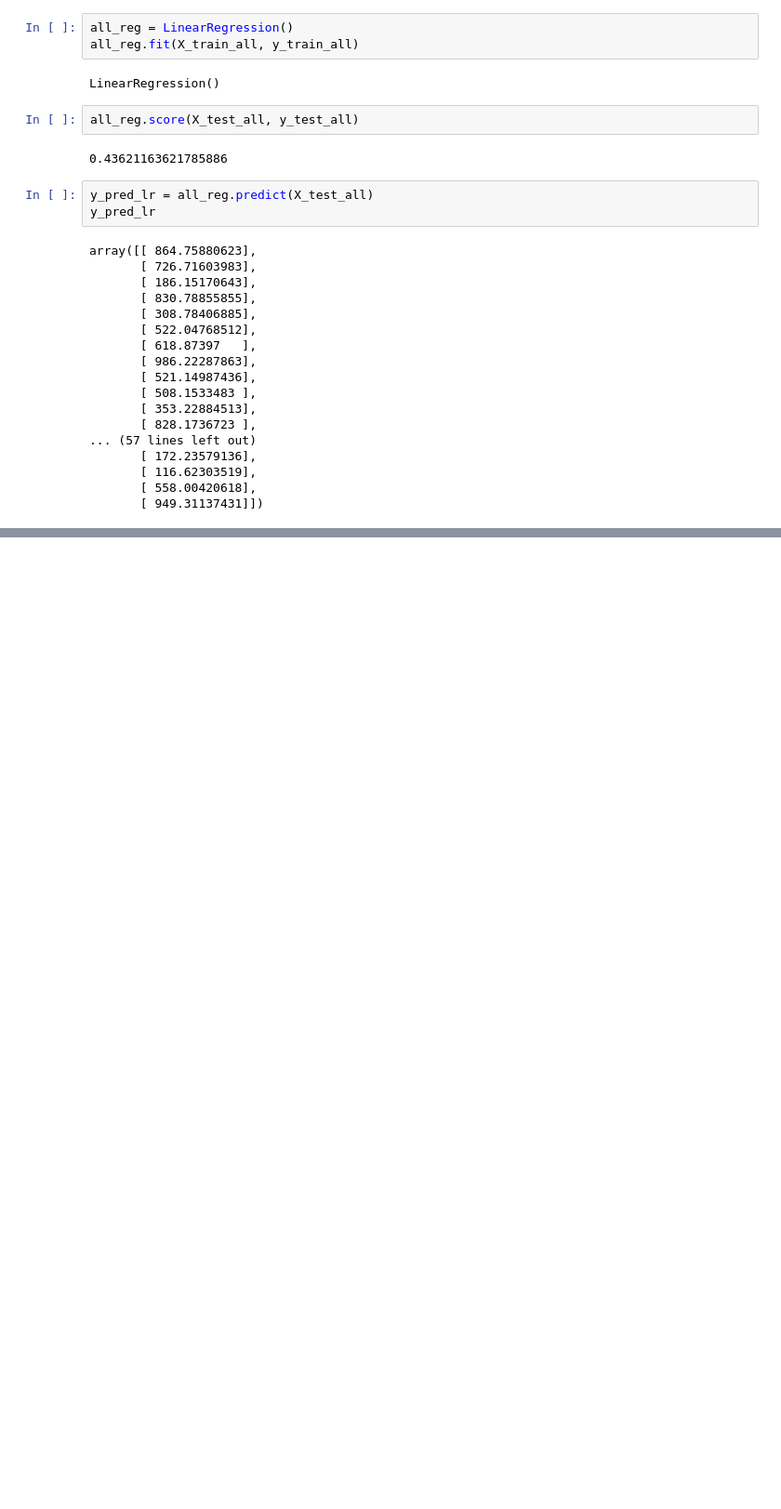
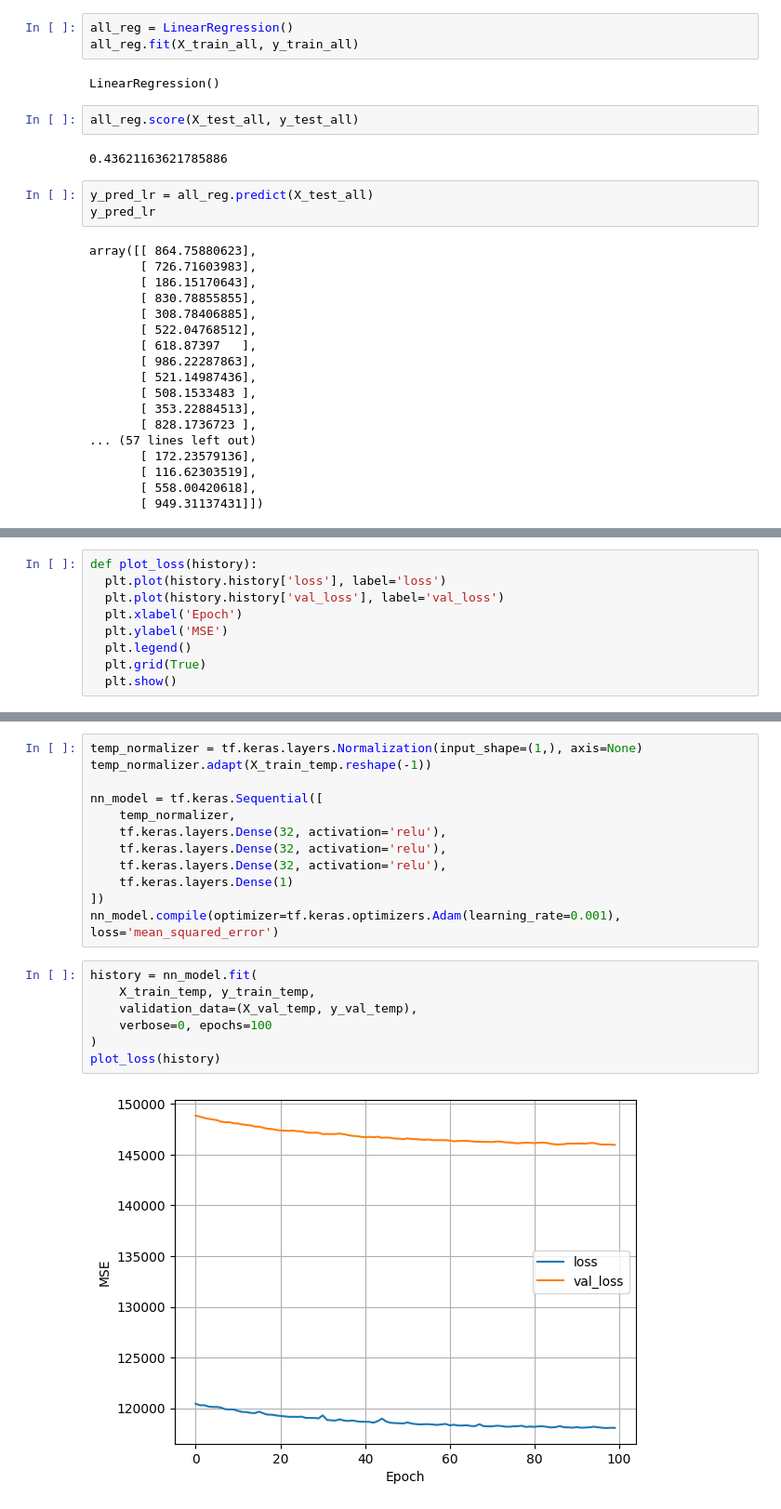
Before and after one commit to dindadinho93/Python-Exercise, a Jupyter notebook: ml_bikes_regression.ipynb, the cells around one changed output, grey strips where cells are left out. Shown: that part at 93% size. Saved outputs shown, nothing was run; the diff lists cells and outputs as text; blank space fills up the shorter version.

```diff
--- a/ml_bikes_regression.ipynb
+++ b/ml_bikes_regression.ipynb
@@ -135,0 +138,9 @@ array([[ 864.75880623],
+# %%
+def plot_loss(history):
+  plt.plot(history.history['loss'], label='loss')
+  plt.plot(history.history['val_loss'], label='val_loss')
+  plt.xlabel('Epoch')
+  plt.ylabel('MSE')
+  plt.legend()
+  plt.grid(True)
+  plt.show()
@@ -135,0 +200,21 @@ array([[ 864.75880623],
+# %%
+temp_normalizer = tf.keras.layers.Normalization(input_shape=(1,), axis=None)
+temp_normalizer.adapt(X_train_temp.reshape(-1))
+
+nn_model = tf.keras.Sequential([
+    temp_normalizer,
+    tf.keras.layers.Dense(32, activation='relu'),
+    tf.keras.layers.Dense(32, activation='relu'),
+    tf.keras.layers.Dense(32, activation='relu'),
+    tf.keras.layers.Dense(1)
+])
+nn_model.compile(optimizer=tf.keras.optimizers.Adam(learning_rate=0.001), loss='mean_squared_error')
+# %%
+history = nn_model.fit(
+    X_train_temp, y_train_temp,
+    validation_data=(X_val_temp, y_val_temp),
+    verbose=0, epochs=100
+)
+plot_loss(history)
+# %% [output]
+[figure, added]
```
Also changed, not shown: parts of 17 cells of this notebook.
